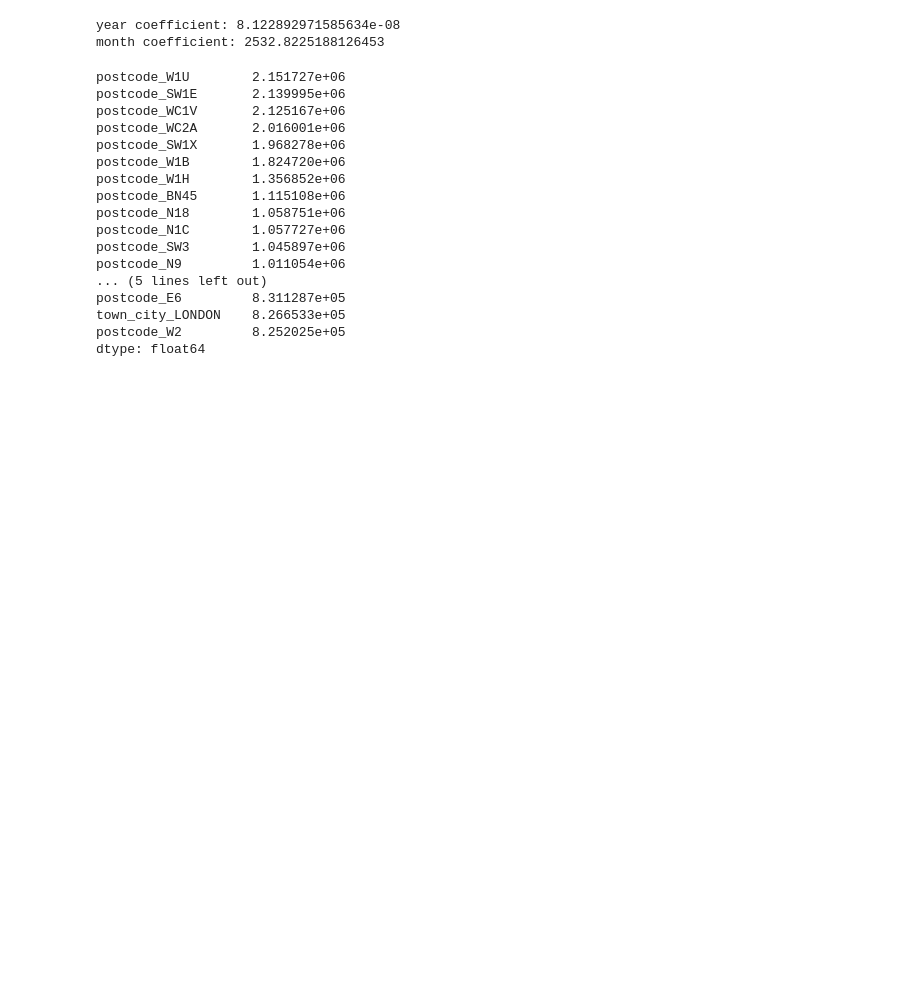
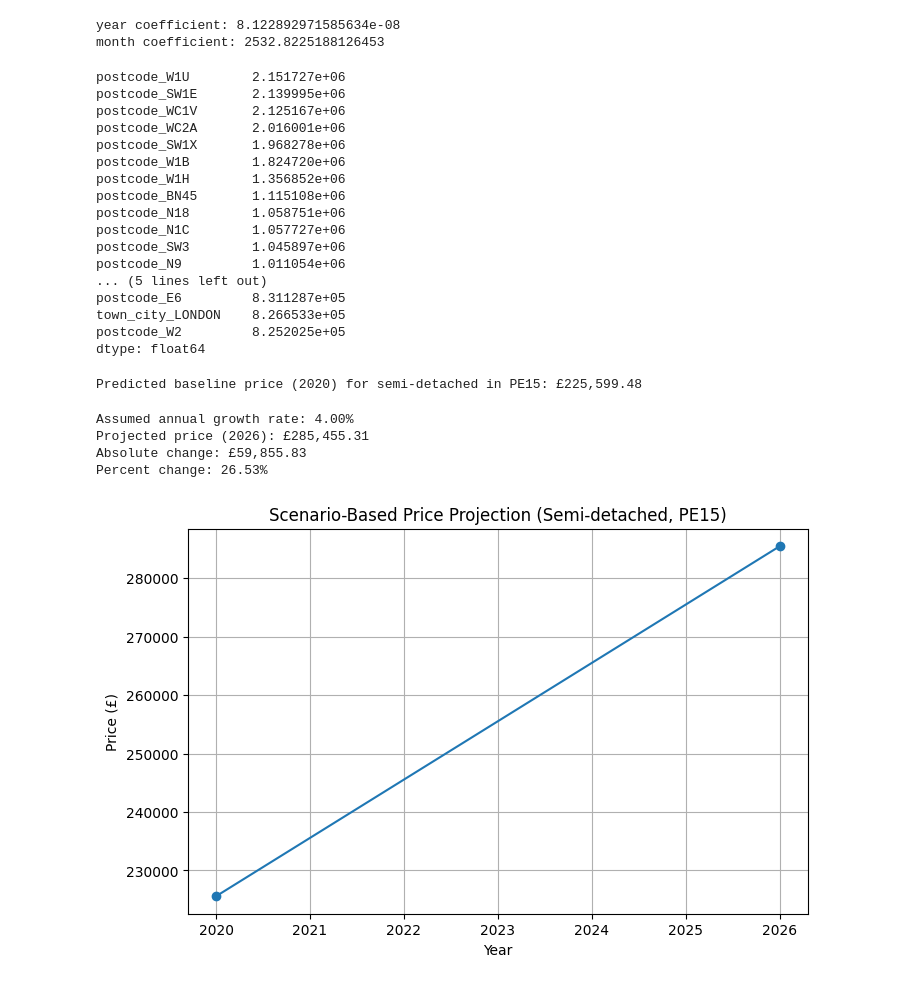
Before and after one commit to Ben-1819/DSDEAssignment1, a Jupyter notebook: script.ipynb, the cells around one changed output. Saved outputs shown, nothing was run; the diff lists cells and outputs as text; code cells hidden in the pictures; blank space fills up the shorter version.

Commit message:
fix(year coefficient): Added growth rate per year

```diff
--- a/script.ipynb
+++ b/script.ipynb
@@ -131,7 +131,7 @@ cleanData["year"] = cleanData["date_of_transfer"].dt.year
 cleanData["month"] = cleanData["date_of_transfer"].dt.month
 cleanData = cleanData.drop(columns="date_of_transfer")
 # %%
-cleanData["postcode_area"] = cleanData["postcode"].str.split().str[0]
+cleanData["postcode"] = cleanData["postcode"].str.split().str[0]
 # %%
 cleanData.head()
 # %% [output]
@@ -277,3 +276,8 @@ postcode_E6         8.311287e+05
 town_city_LONDON    8.266533e+05
 postcode_W2         8.252025e+05
 dtype: float64
+# %%
+annualGrowthRate = 0.04
+startYear = 2020
+futureYear = 2026
+month = 8
@@ -279,0 +315,38 @@ dtype: float64
+# %%
+row2020 = make_scenario_row(startYear, month, "PE15")
+currentPrice2020 = linReg.predict(row2020)[0]
+
+print(f"Predicted baseline price ({startYear}) for semi-detached in PE15: £{currentPrice2020:,.2f}")
+# %% [output]
+Predicted baseline price (2020) for semi-detached in PE15: £225,599.48
+# %%
+yearsAhead = futureYear - startYear
+projectedPrice2026 = currentPrice2020 * ((1 + annualGrowthRate) ** yearsAhead)
+
+absoluteChange = projectedPrice2026 - currentPrice2020
+percentChange = (absoluteChange / currentPrice2020) * 100
+
+print(f"Assumed annual growth rate: {annualGrowthRate*100:.2f}%")
+print(f"Projected price ({futureYear}): £{projectedPrice2026:,.2f}")
+print(f"Absolute change: £{absoluteChange:,.2f}")
+print(f"Percent change: {percentChange:.2f}%")
+# %% [output]
+Assumed annual growth rate: 4.00%
+Projected price (2026): £285,455.31
+Absolute change: £59,855.83
+Percent change: 26.53%
+# %%
+viz_df = pd.DataFrame({
+    "Year": [startYear, futureYear],
+    "Price": [currentPrice2020, projectedPrice2026]
+})
+
+plt.figure(figsize=(8, 5))
+plt.plot(viz_df["Year"], viz_df["Price"], marker="o")
+plt.xlabel("Year")
+plt.ylabel("Price (£)")
+plt.title("Scenario-Based Price Projection (Semi-detached, PE15)")
+plt.grid(True)
+plt.show()
+# %% [output]
+[figure, added]
```
Also changed, not shown: parts of 2 cells of this notebook.
